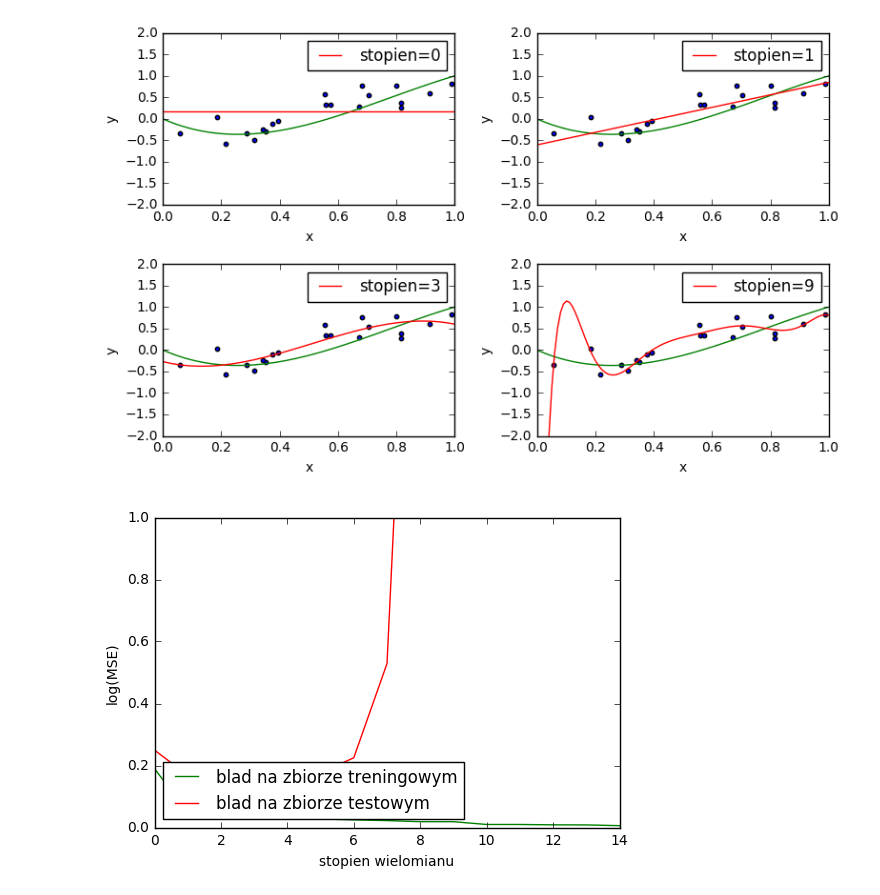
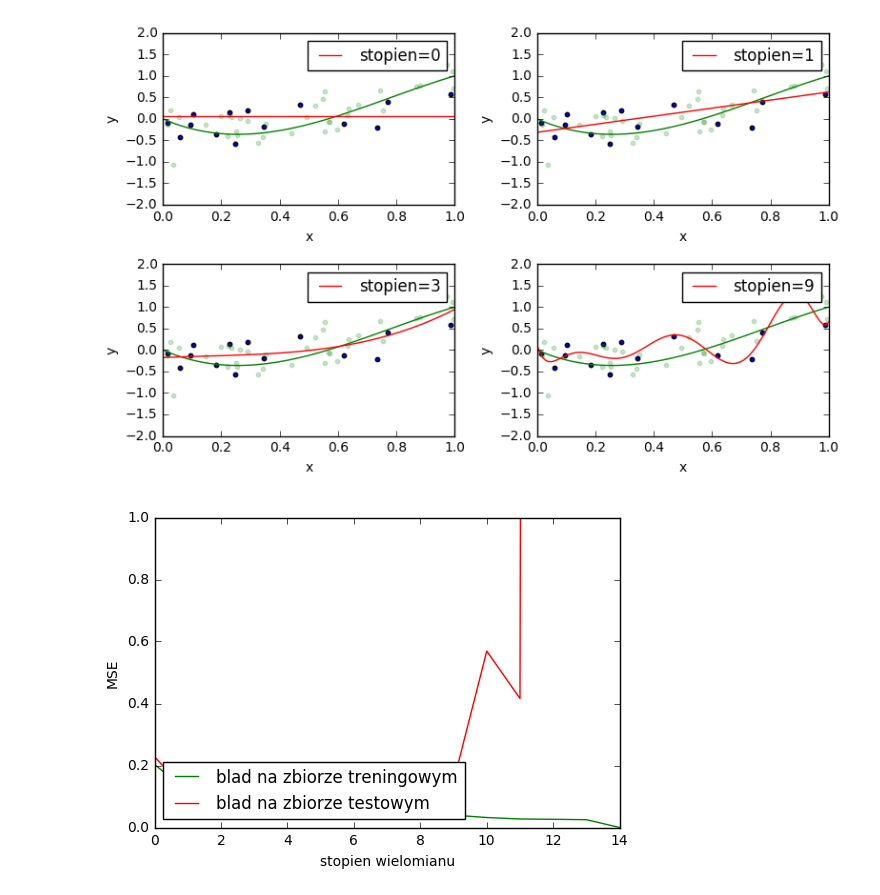
Before and after one commit to dwisniewski/machine_learning_for_students, a Jupyter notebook: lab1.ipynb, the cells around one changed output. Saved outputs shown, nothing was run; the diff lists cells and outputs as text; code cells hidden in the pictures.

```diff
--- a/lab1.ipynb
+++ b/lab1.ipynb
@@ -84,55 +86,70 @@ from sklearn.pipeline import make_pipeline
 import matplotlib.pyplot as plt
 from sklearn.metrics import mean_squared_error
 
+#funkcja, ktora chcemy aproksymowac
 def f(x):
 	return -(3*x)+(7*x**2)-(3*x**3)
 
-x = np.linspace(0,1,100)
-X = np.random.uniform(0, 1, size=100)[:, np.newaxis]
-y = f(X) + np.random.normal(scale=0.3, size=100)[:, np.newaxis]
-X_train, X_test, y_train, y_test = train_test_split(X, y, test_size=0.8)
+x = np.linspace(0,1,100) #Stworzenie przestrzeni w której będziemy wizualizować aproksymowaną funkcję (x od 0 do 1 z krokiem 1/100)
+
+X = np.random.uniform(0, 1, size=50)[:, np.newaxis] #Wylosowanie przykladow (os X)
+y = f(X) + np.random.normal(scale=0.3, size=50)[:, np.newaxis] #Wygenerowanie punktów zgodnie z funkcją f(x) z uwzględnieniem szumu
+
+X_train, X_test, y_train, y_test = train_test_split(X, y, test_size=0.7) #Podzial danych na zbior treningowy i testowy
 
 
-
+#Pomocnicza funkcja do wizualizacji
 def plot_approximation(est, ax, label=None):
     ax.plot(x, f(x), color='green')
-    ax.scatter(X_train, y_train, s=10)
-    ax.plot(x, est.predict(x[:, np.newaxis]), color='red', label=label)
+    ax.scatter(X_train, y_train, s=10) #Dodanie punktow zbioru treningowego do wizualizacji
+    ax.scatter(X_test, y_test, s=10, color='green', alpha=0.2) #Dodanie punktow zbioru testowego do wizualizacji
+    ax.plot(x, est.predict(x[:, np.newaxis]), color='red', label=label) #Wizualizacja wygenerowanej funkcji
     ax.set_ylim((-2, 2))
     ax.set_xlim((0, 1))
     ax.set_ylabel('y')
     ax.set_xlabel('x')
-    ax.legend(loc='upper right')  #, fontsize='small')
+    ax.legend(loc='upper right')
 
+#Uzycie sklearn do wygenerowania regresji wielomianowej stopnia 0,1,3,9
 fig, axes = plt.subplots(2, 2, figsize=(8, 5))
 for ax, degree in zip(axes.ravel(), [0, 1, 3, 9]):
     est = make_pipeline(PolynomialFeatures(degree), LinearRegression())
     est.fit(X_train, y_train)
     plot_approximation(est, ax, label='stopien=%d' % degree)
-
 plt.tight_layout()
 plt.show()
 
+
+#Uzycie sklearn do wygenerowania regresji wielomianowej stopnia 0..15, w celu weryfikacji bledu na zbiorach uczacym i testowym
 train_error = np.empty(15)
 test_error = np.empty(15)
 for degree in range(15):
-    est = make_pipeline(PolynomialFeatures(degree), LinearRegression())
-    est.fit(X_train, y_train)
-    train_error[degree] = mean_squared_error(y_train, est.predict(X_train))
-    test_error[degree] = mean_squared_error(y_test, est.predict(X_test))
+    est = make_pipeline(PolynomialFeatures(degree), LinearRegression()) #Zdefiniowanie typu modelu
+    est.fit(X_train, y_train)  #Uczenie parametrów
+    train_error[degree] = mean_squared_error(y_train, est.predict(X_train)) #Zapisanie bledu zb. uczacego dla zadanego stopnia wielomianu
+    test_error[degree] = mean_squared_error(y_test, est.predict(X_test)) #Zapisanie bledu zb. testowego dla zadanego stopnia wielomianu
+
+
+#Wizualizacja bledu. Odpowiednio na zbiorze uczacym i testowym
 plt.plot(np.arange(15), train_error, color='green', label='blad na zbiorze treningowym')
 plt.plot(np.arange(15), test_error, color='red', label='blad na zbiorze testowym')
 plt.legend(loc = 'upper right')
 plt.ylim((0.0, 1e0))
 plt.ylabel('MSE')
 plt.xlabel('stopien wielomianu')
 plt.legend(loc='lower left')
 plt.show()
 
 
 
 #Zadanie 4:
 #Zastanow sie dlaczego powyzej pewnego stopnia wielomianu blad na zbiorze testowym staje sie coraz wiekszy?
+#Po co wprowadza się zbiór testowy?
+
+
+#Zadanie 5:
+#Podmieniając LinearRegression przez Ridge, sprawdź jaki wpływ ma regularyzacja na błąd testowy.
+#Zaobserwuj różnicę w wyglądzie wygenerowanej krzywej.
 # %% [output]
-[figure, old version]
+[figure, new version]
-[figure, old version]
+[figure, new version]
```
Also changed, not shown: parts of 5 cells of this notebook.
